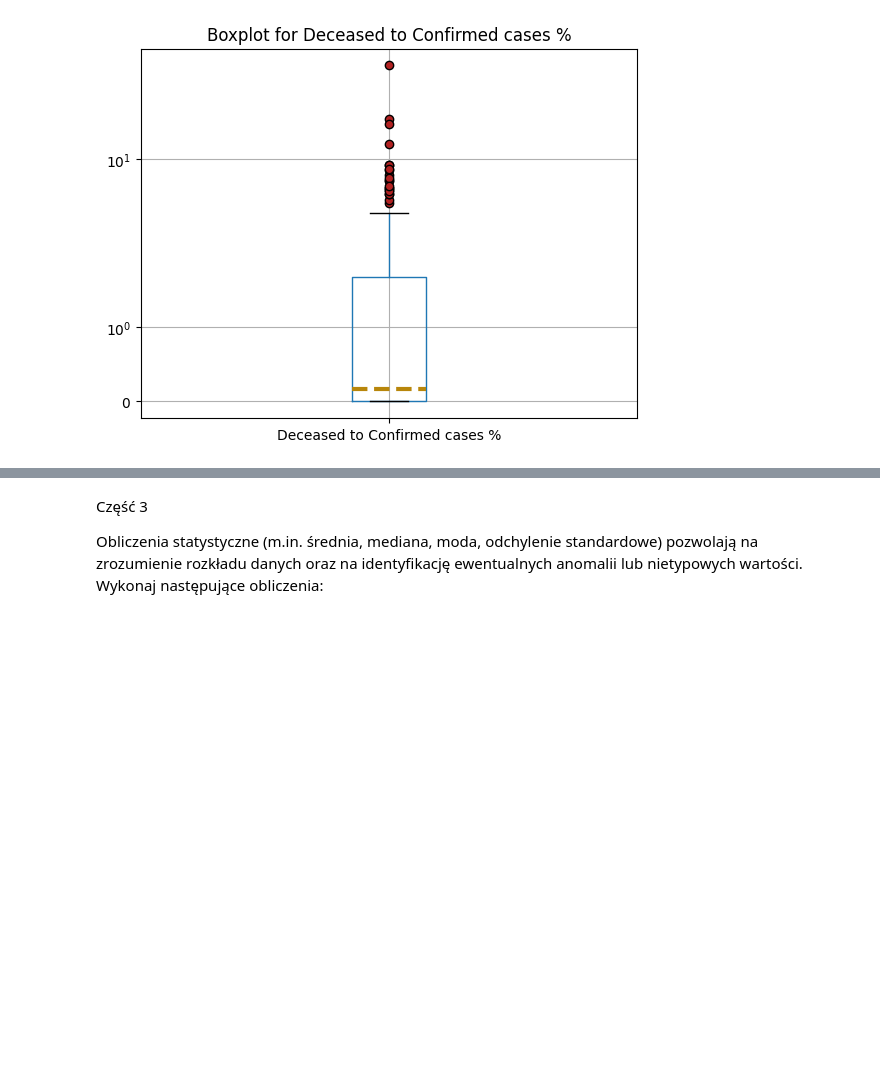
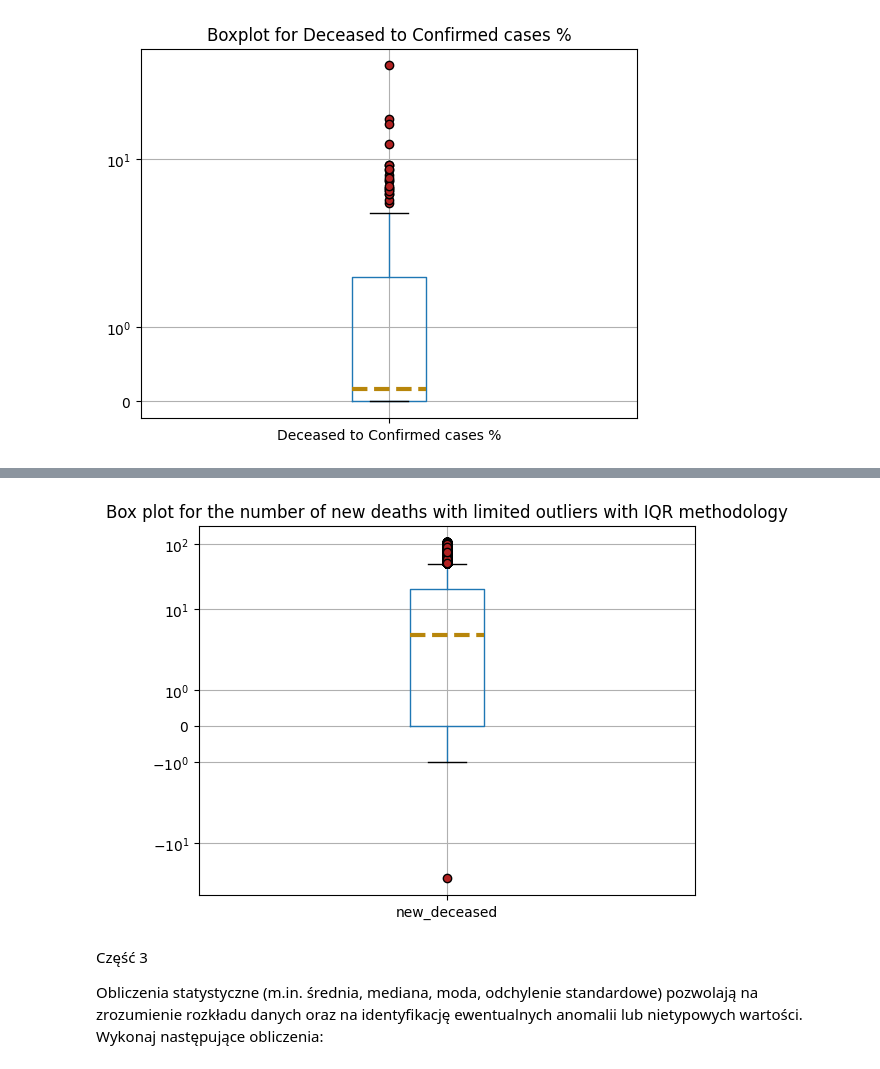
Before and after one commit to qmacdom/BigData, a Jupyter notebook: zad2.ipynb, the cells around one changed output, grey strips where cells are left out. Drawn from its saved outputs; the diff is of its cells as text; code cells hidden in the pictures; blank space fills up the shorter version.

```diff
--- a/zad2.ipynb
+++ b/zad2.ipynb
@@ -104,3 +128,29 @@ plt.show()
+# %%
+data_for_2_2 = merged_data_df[['new_deceased']]
+IQR = stats.iqr(data_for_2_2)
+
+Q1 = np.percentile(data_for_2_2['new_deceased'], 25)
+Q3 = np.percentile(data_for_2_2['new_deceased'], 75)
+
+data_for_2_2_without_outliers = data_for_2_2[
+    (data_for_2_2['new_deceased'] >= Q1 - 1.5 * IQR) &
+    (data_for_2_2['new_deceased'] <= Q3 + 1.5 * IQR)
+]
+
+data_for_2_2_without_outliers.boxplot(["new_deceased"],
+                                      flierprops={'marker': 'o',
+                                                  'markersize': 6,
+                                                  'markerfacecolor': 'firebrick'},
+                                      medianprops={'linestyle': '--',
+                                                   'linewidth': 3,
+                                                   'color': 'darkgoldenrod'})
+plt.yscale('symlog')
+plt.title(
+    'Box plot for the number of new deaths with limited outliers with IQR methodology')
+plt.show()
+#TODO jutro poprawić! bo to jeszcze źle jest
+# %% [output]
+[figure, added]
 # %% [markdown]
 Część 3
 
```
Also changed, not shown: parts of 4 cells of this notebook.
